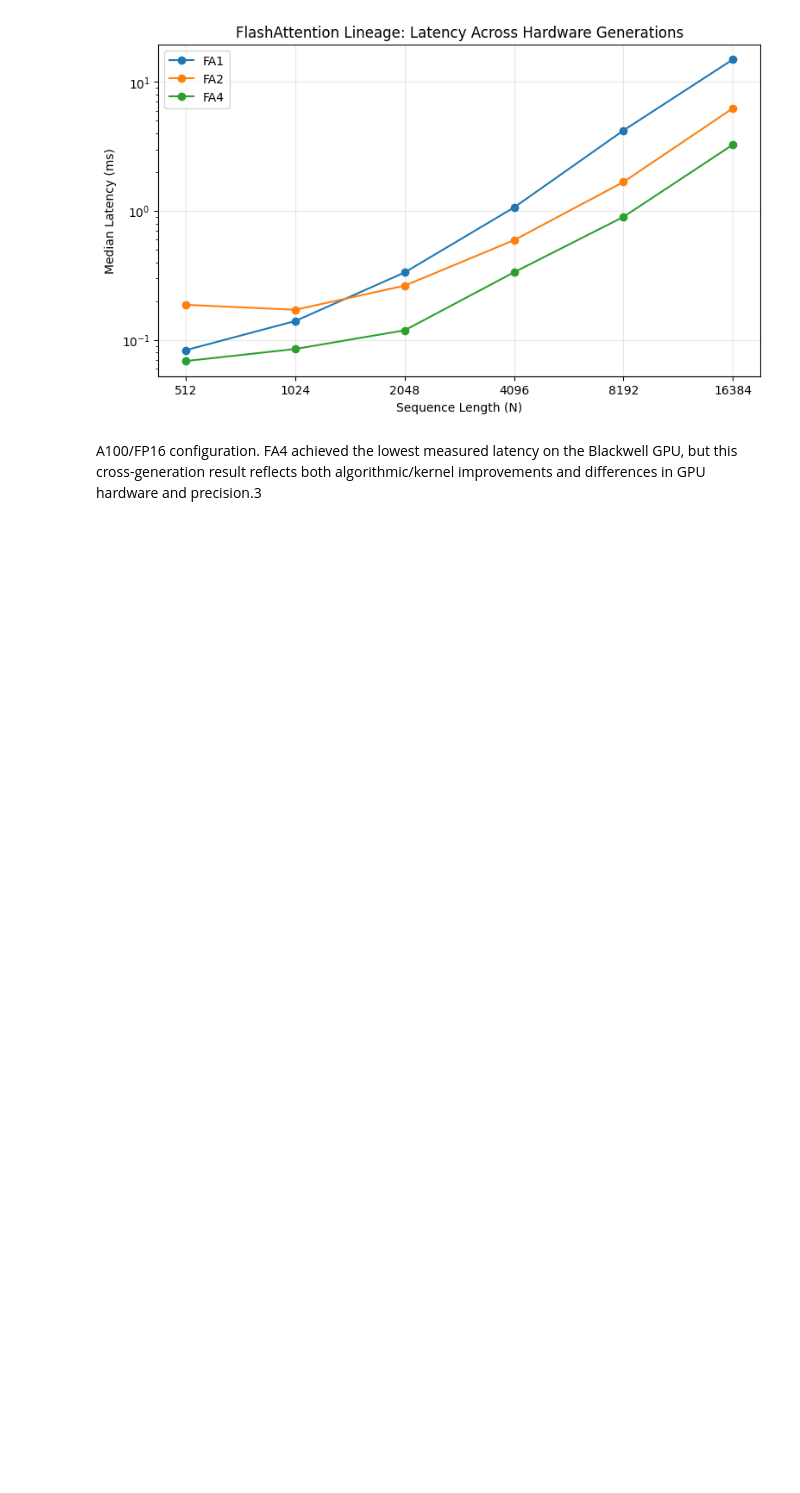
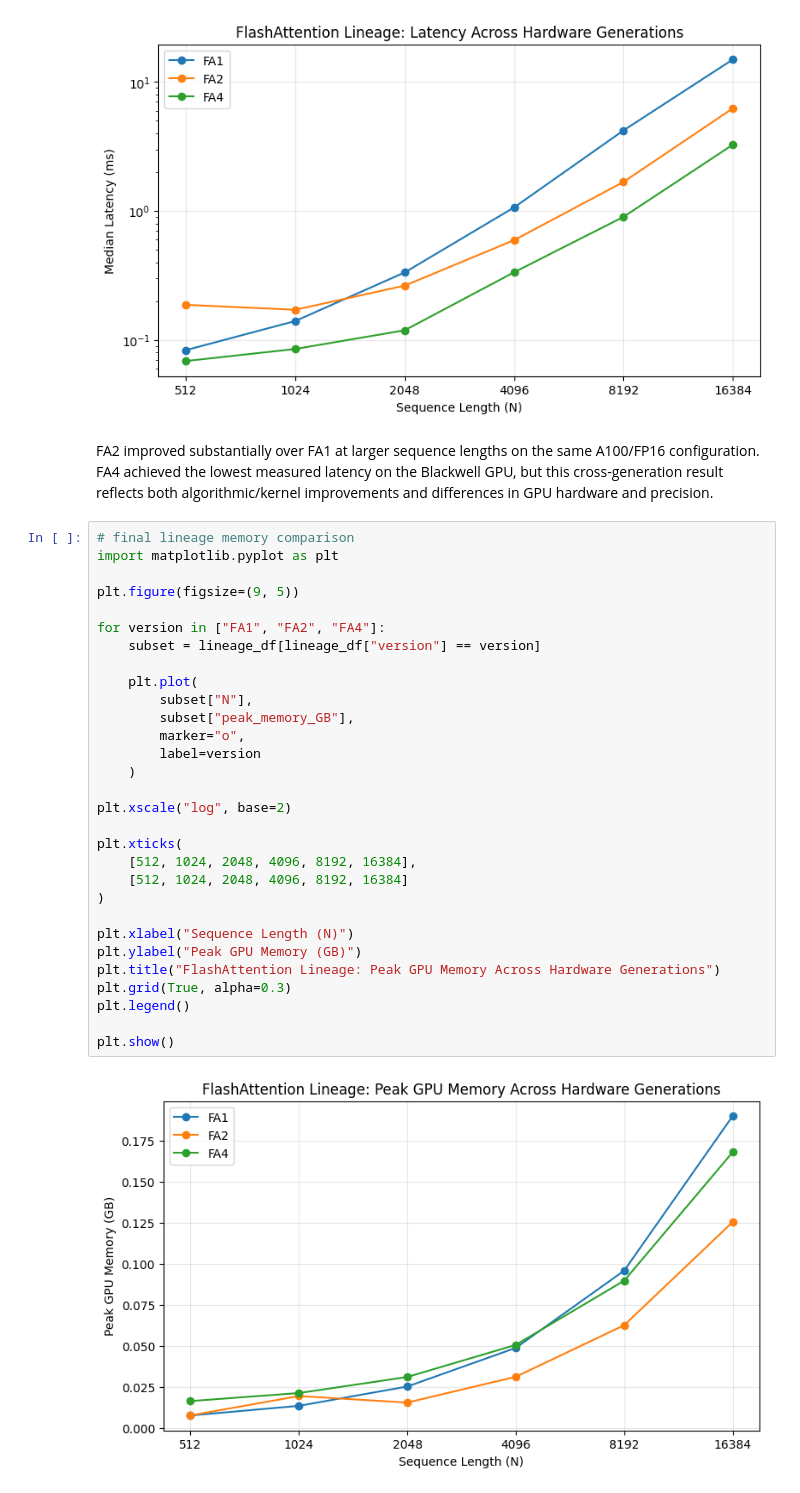
Before and after one commit to deepinsightai/flash-attention, a Jupyter notebook: blackwell_sdpa_smoke_test.ipynb, the cells around one changed output. Saved outputs shown, nothing was run; the diff lists cells and outputs as text; blank space fills up the shorter version.

Commit message:
Add cross-generation FlashAttention memory comparison

```diff
--- a/blackwell_sdpa_smoke_test.ipynb
+++ b/blackwell_sdpa_smoke_test.ipynb
@@ -2477,4 +2477,36 @@ plt.show()
 # %% [output]
 [figure]
 # %% [markdown]
-A100/FP16 configuration. FA4 achieved the lowest measured latency on the Blackwell GPU, but this cross-generation result reflects both algorithmic/kernel improvements and differences in GPU hardware and precision.3
+FA2 improved substantially over FA1 at larger sequence lengths on the same A100/FP16 configuration. FA4 achieved the lowest measured latency on the Blackwell GPU, but this cross-generation result reflects both algorithmic/kernel improvements and differences in GPU hardware and precision.
+# %%
+# final lineage memory comparison
+import matplotlib.pyplot as plt
+
+plt.figure(figsize=(9, 5))
+
+for version in ["FA1", "FA2", "FA4"]:
+    subset = lineage_df[lineage_df["version"] == version]
+
+    plt.plot(
+        subset["N"],
+        subset["peak_memory_GB"],
+        marker="o",
+        label=version
+    )
+
+plt.xscale("log", base=2)
+
+plt.xticks(
+    [512, 1024, 2048, 4096, 8192, 16384],
+    [512, 1024, 2048, 4096, 8192, 16384]
+)
+
+plt.xlabel("Sequence Length (N)")
+plt.ylabel("Peak GPU Memory (GB)")
+plt.title("FlashAttention Lineage: Peak GPU Memory Across Hardware Generations")
+plt.grid(True, alpha=0.3)
+plt.legend()
+
+plt.show()
+# %% [output]
+[figure, added]
```
Also changed, not shown: parts of 1 cell of this notebook.
